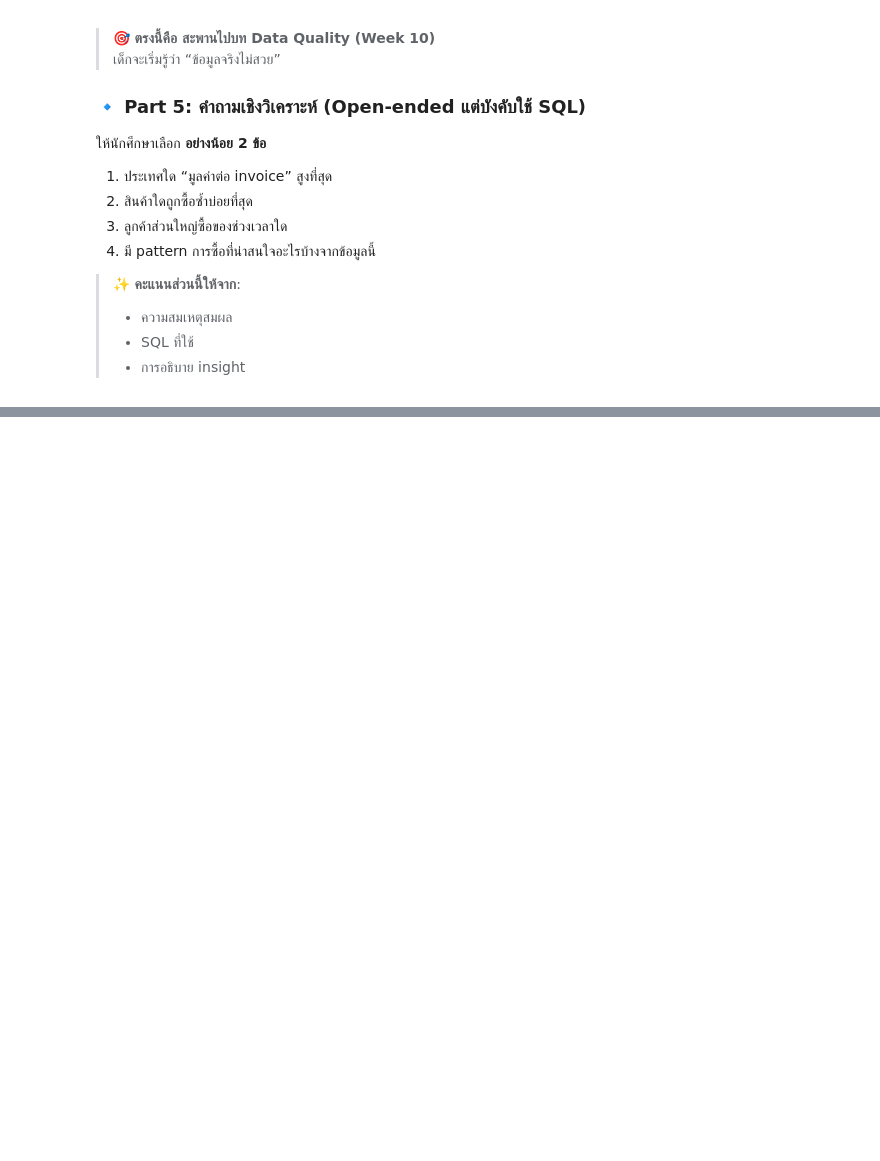
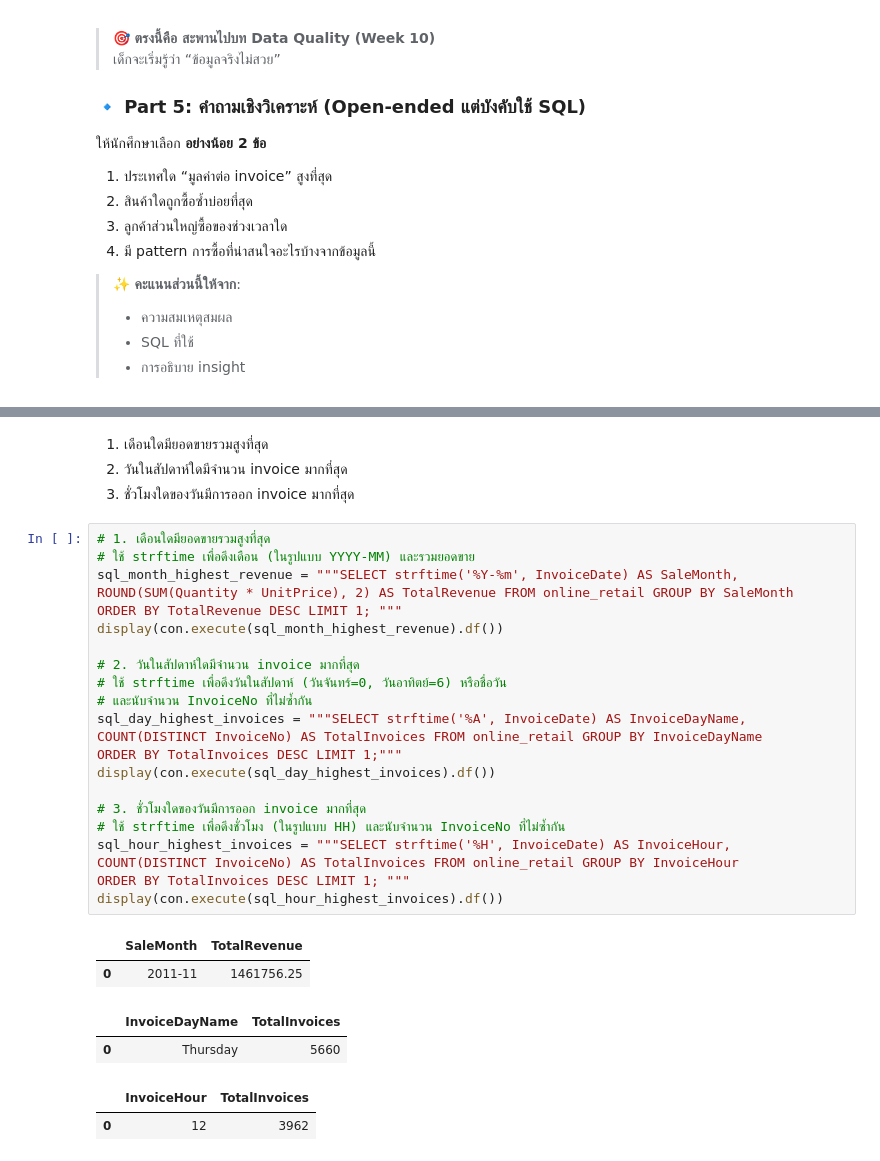
Before and after one commit to SlowlyIccy/128-356-Big-Data-for-test, a Jupyter notebook: bigdata_week3_sql_duckdb_to_spark.ipynb, the cells around one changed output, grey strips where cells are left out. Cells and saved outputs as stored; diff of their text form; blank space fills up the shorter version.

```diff
--- a/bigdata_week3_sql_duckdb_to_spark.ipynb
+++ b/bigdata_week3_sql_duckdb_to_spark.ipynb
@@ -822,0 +1128,30 @@ spark.sql(spark_sql).show()
+# %% [markdown]
+1. เดือนใดมียอดขายรวมสูงที่สุด
+2. วันในสัปดาห์ใดมีจำนวน invoice มากที่สุด
+3. ชั่วโมงใดของวันมีการออก invoice มากที่สุด
+# %%
+# 1. เดือนใดมียอดขายรวมสูงที่สุด
+# ใช้ strftime เพื่อดึงเดือน (ในรูปแบบ YYYY-MM) และรวมยอดขาย
+sql_month_highest_revenue = """SELECT strftime('%Y-%m', InvoiceDate) AS SaleMonth, ROUND(SUM(Quantity * UnitPrice), 2) AS TotalRevenue FROM online_retail GROUP BY SaleMonth
+ORDER BY TotalRevenue DESC LIMIT 1; """
+display(con.execute(sql_month_highest_revenue).df())
+
+# 2. วันในสัปดาห์ใดมีจำนวน invoice มากที่สุด
+# ใช้ strftime เพื่อดึงวันในสัปดาห์ (วันจันทร์=0, วันอาทิตย์=6) หรือชื่อวัน
+# และนับจำนวน InvoiceNo ที่ไม่ซ้ำกัน
+sql_day_highest_invoices = """SELECT strftime('%A', InvoiceDate) AS InvoiceDayName, COUNT(DISTINCT InvoiceNo) AS TotalInvoices FROM online_retail GROUP BY InvoiceDayName
+ORDER BY TotalInvoices DESC LIMIT 1;"""
+display(con.execute(sql_day_highest_invoices).df())
+
+# 3. ชั่วโมงใดของวันมีการออก invoice มากที่สุด
+# ใช้ strftime เพื่อดึงชั่วโมง (ในรูปแบบ HH) และนับจำนวน InvoiceNo ที่ไม่ซ้ำกัน
+sql_hour_highest_invoices = """SELECT strftime('%H', InvoiceDate) AS InvoiceHour, COUNT(DISTINCT InvoiceNo) AS TotalInvoices FROM online_retail GROUP BY InvoiceHour
+ORDER BY TotalInvoices DESC LIMIT 1; """
+display(con.execute(sql_hour_highest_invoices).df())
+# %% [output]
+|  | SaleMonth | TotalRevenue |
+| 0 | 2011-11 | 1461756.25 |
+|  | InvoiceDayName | TotalInvoices |
+| 0 | Thursday | 5660 |
+|  | InvoiceHour | TotalInvoices |
+| 0 | 12 | 3962 |
```
Also changed, not shown: parts of 32 cells of this notebook.
